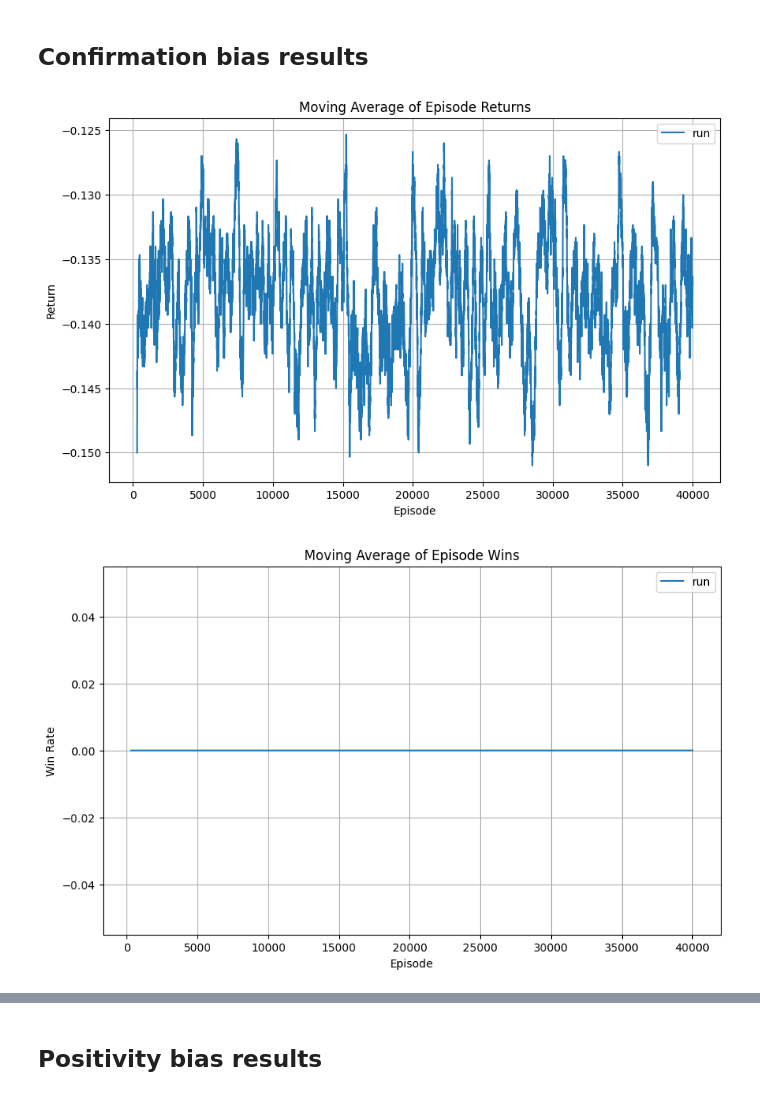
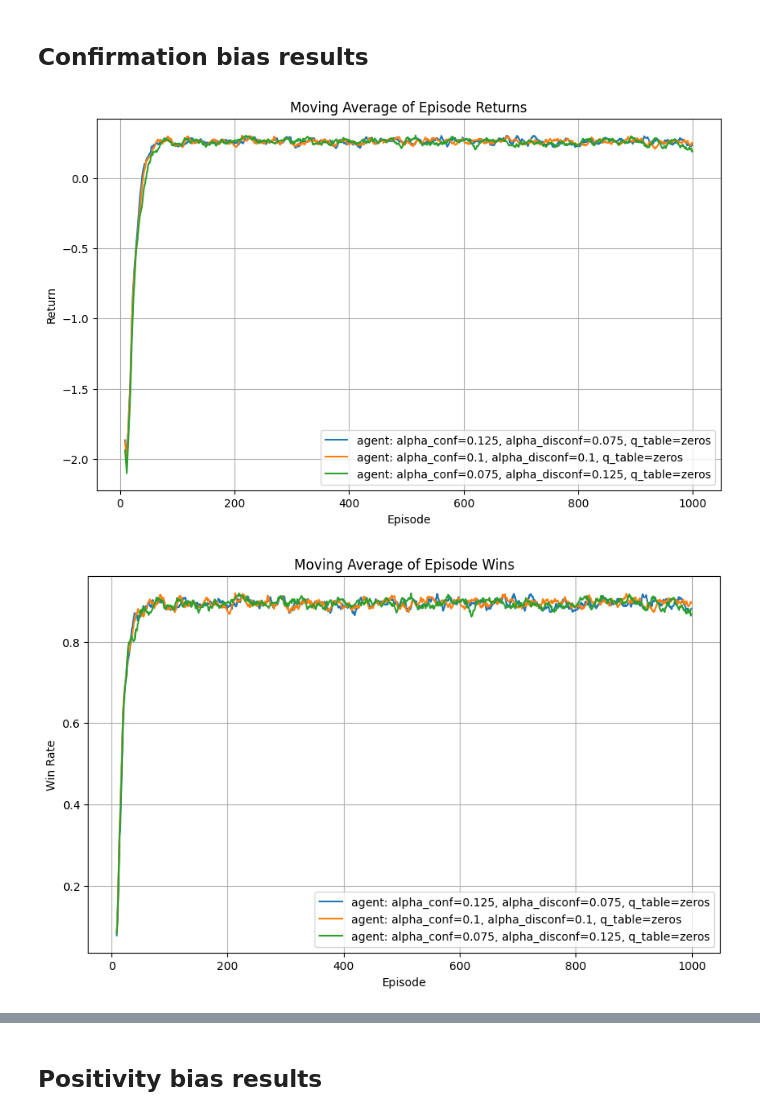
Before and after one commit to kallioaa/frustration_msc, a Jupyter notebook: src/prod_notebooks/assymetric_rl/assymetric_rl_sweep_frozen_lake.ipynb, the cells around one changed output, grey strips where cells are left out. Drawn from its saved outputs; the diff is of its cells as text; code cells hidden in the pictures.

```diff
--- a/src/prod_notebooks/assymetric_rl/assymetric_rl_sweep_frozen_lake.ipynb
+++ b/src/prod_notebooks/assymetric_rl/assymetric_rl_sweep_frozen_lake.ipynb
@@ -105,14 +83,14 @@ sarsa_td0_config = SarsaTD0Config(
 # %%
 base_train = TrainingConfig(
     name="FrozenLake_sarsa_td0",
-    num_train_episodes=40000,
+    num_train_episodes=1000,
     env_kwargs={"config": env_config},
     agent_kwargs={"config": sarsa_td0_config},
 )
 
 base_eval = EvaluateConfig(
     name="FrozenLake_sarsa_td0",
-    num_eval_episodes=2000,
+    num_eval_episodes=100,
     env_kwargs={"config": env_config},
 )
 # %%
@@ -124,9 +103,10 @@ q0 = np.zeros((num_states, num_actions), dtype=np.float64)
 # %% [markdown]
 ## Confirmation bias results
 # %%
-# average (alpha_conf + alpha_disconf) / 2 = 0.2
+# average (alpha_conf + alpha_disconf) / 2 = 0.10
 confirmatory_pairs = [
-    (0.15, 0.05),
+    #   (0.15, 0.05),
+    (0.125, 0.075)
 ]
 
 balanced_pairs = [
@@ -134,11 +114,12 @@ balanced_pairs = [
 ]
 
 disconfirmatory_pairs = [
-    (0.05, 0.10),
+    (0.075, 0.125),
+    #  (0.05, 0.15),
 ]
 
 alpha_pairs = confirmatory_pairs + balanced_pairs + disconfirmatory_pairs
-seeds = list(range(1))  # 20 different seeds
+seeds = list(range(100))  # 20 different seeds
 
 sweep = {
     "agent_kwargs": [
@@ -153,17 +134,27 @@ sweep = {
         for seed in seeds
     ],
 }
+# %%
+seeds = list(range(100))  # 20 different seeds
+
+sweep = {
+    "agent_kwargs": [
+        {
+            "seed": seed,
+        }
+        for seed in seeds
+    ],
+}
 # %%
 results = run_sweep(
     base_training=base_train,
     base_evaluation=base_eval,
-    # sweep=sweep,
-    sweep={},
+    sweep=sweep,
     env_factory=get_frozenlake_env,
     agent_factory=agent_factory,
 )
 # %%
-plot_sweep_training(results, window_size=300)
+plot_sweep_training(results, window_size=10)
 # %% [output]
-[figure, old version]
+[figure, new version]
-[figure, old version]
+[figure, new version]
```
Also changed, not shown: parts of 12 cells of this notebook, 18 other files.
